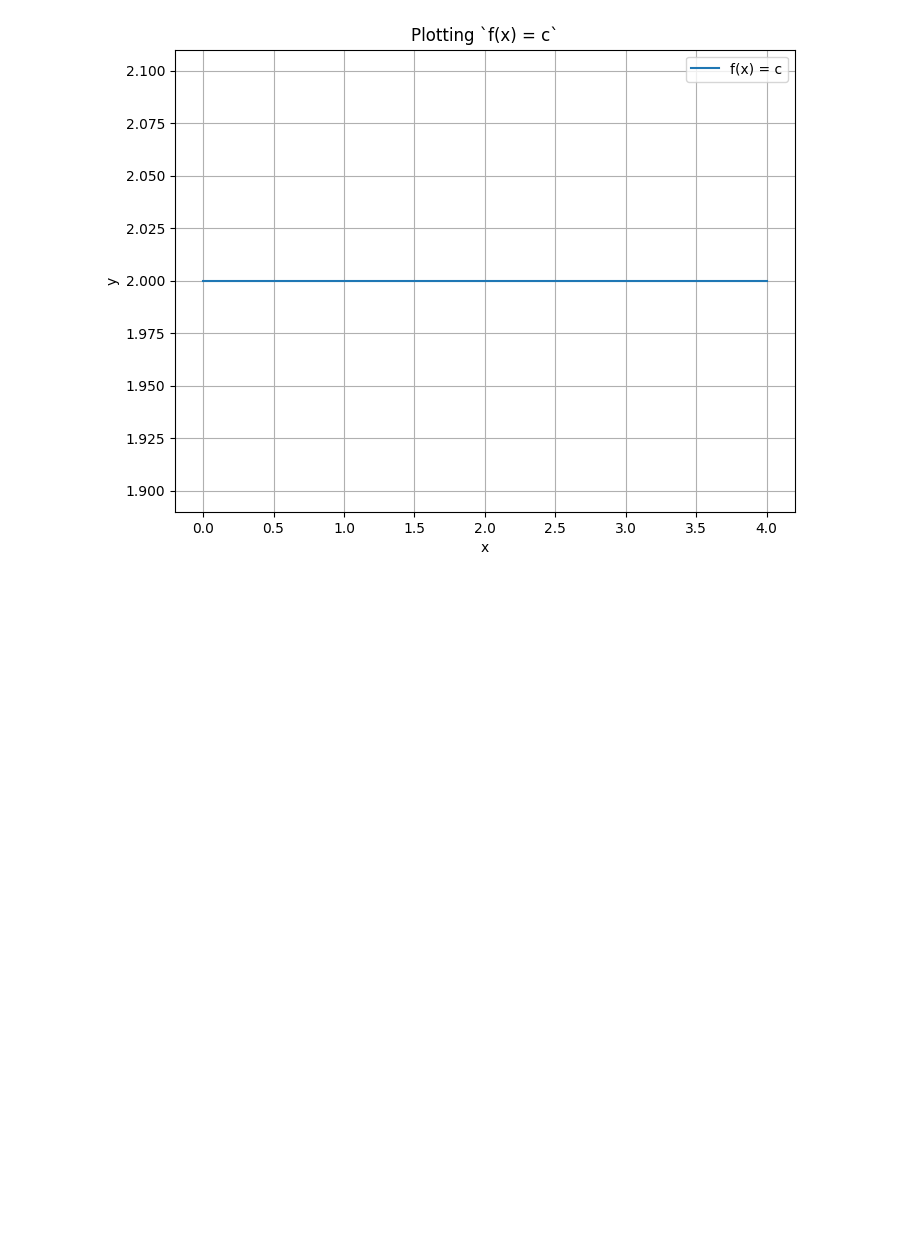
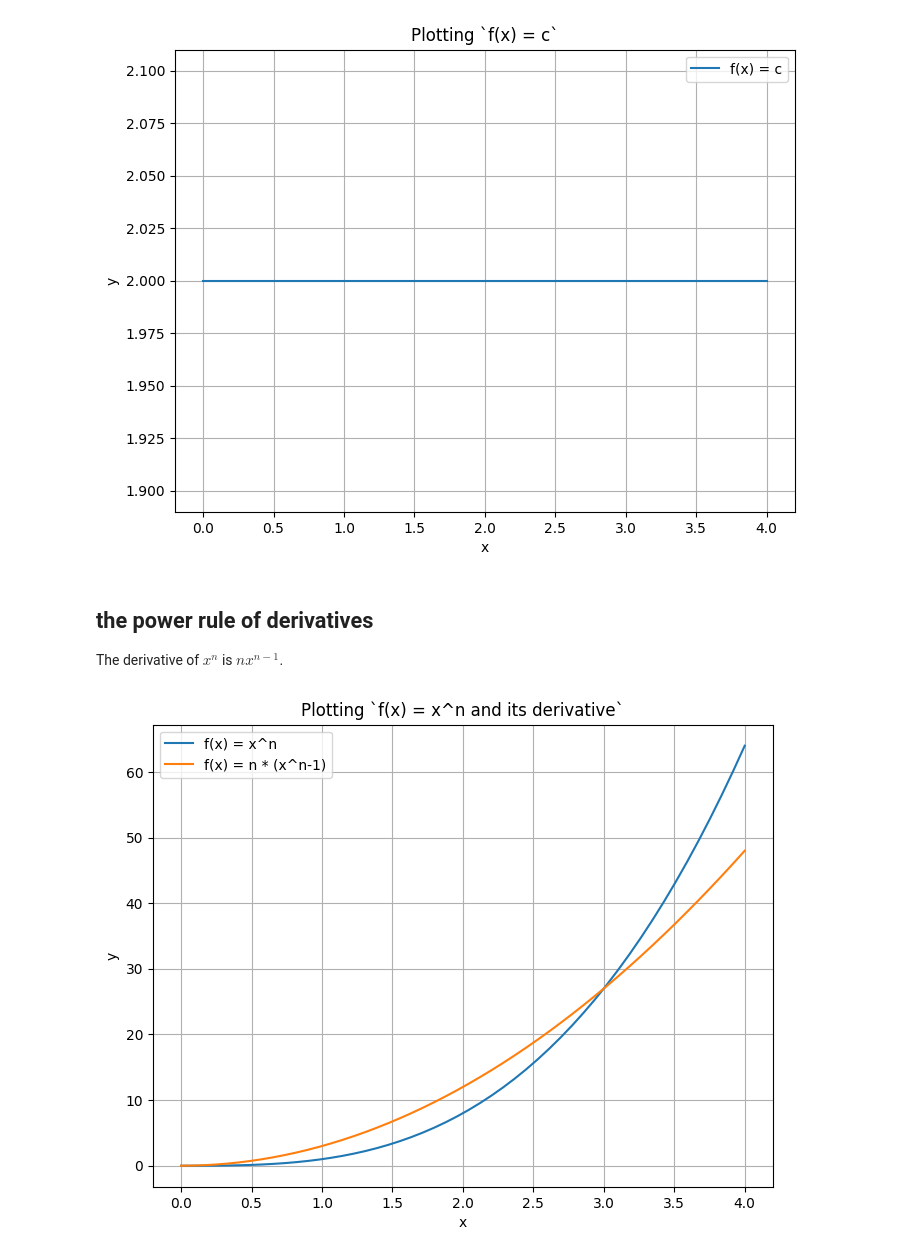
Before and after one commit to yactouat/learning_AI, a Jupyter notebook: notebooks/derivatives-refresher.ipynb, the cells around one changed output. Saved outputs shown, nothing was run; the diff lists cells and outputs as text; code cells hidden in the pictures; blank space fills up the shorter version.

Commit message:
derivatives power rule

```diff
--- a/notebooks/derivatives-refresher.ipynb
+++ b/notebooks/derivatives-refresher.ipynb
@@ -43,3 +45,35 @@ plt.show()
 # as you can see in the graph below, the derivative of a constant is 0
 # %% [output]
 [figure]
+# %% [markdown]
+## the power rule of derivatives
+
+The derivative of $x^n$ is $nx^{n-1}$.
+# %%
+# let's illustrate the power rule
+
+def parent_function(x, n):
+    return x ** n
+
+def derivative_power_rule(x, n):
+    # `np.full_like(x, some_constant)` creates a new array with the same shape and data type as the `x` array,
+    # and fills it with the value `some_constant`,
+    # this is useful for creating an array of constants with the same shape as another array
+    return n * (x ** (n - 1))
+
+# Create an array of x values
+x = np.linspace(0, 4)
+n = 3
+
+# Create the plot
+plt.figure(figsize=(8, 6))
+plt.plot(x, parent_function(x, n), label="f(x) = x^n")
+plt.plot(x, derivative_power_rule(x, n), label="f(x) = n * (x^n-1)")
+plt.legend()
+plt.grid(True)
+plt.title("Plotting `f(x) = x^n and its derivative`")
+plt.xlabel("x")
+plt.ylabel("y")
+plt.show()
+# %% [output]
+[figure, added]
```
Also changed, not shown: parts of 1 cell of this notebook.
